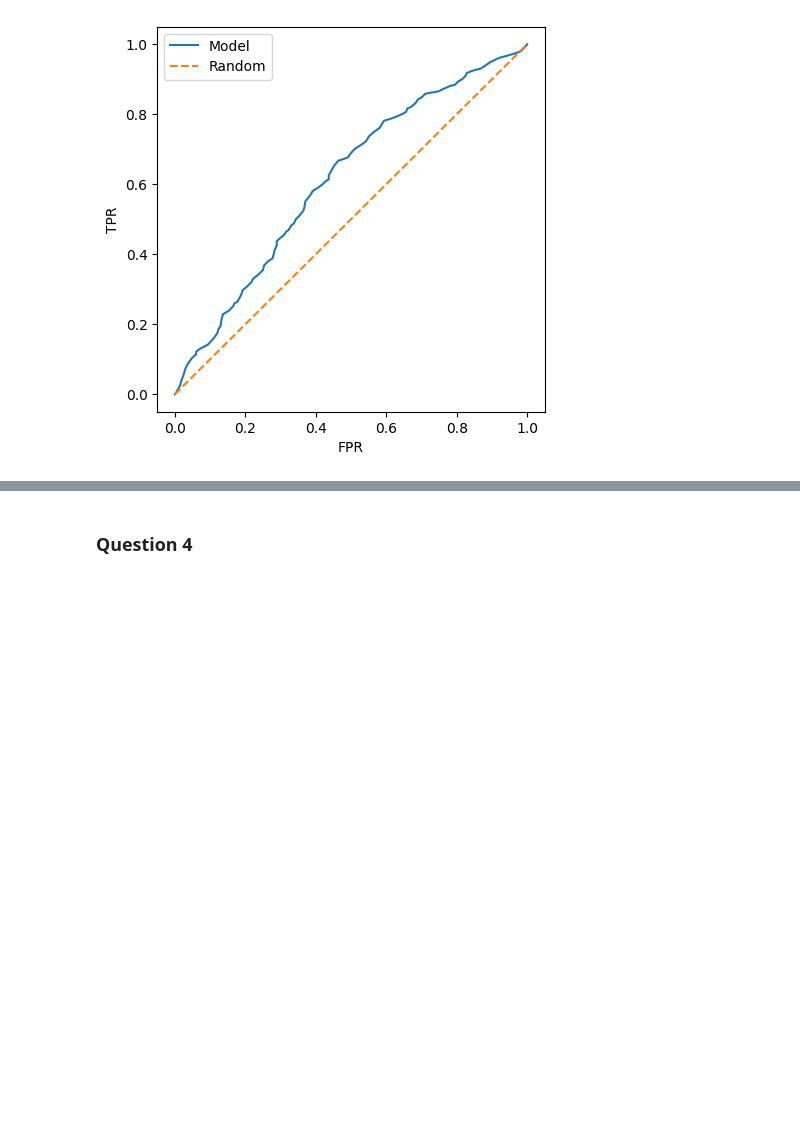
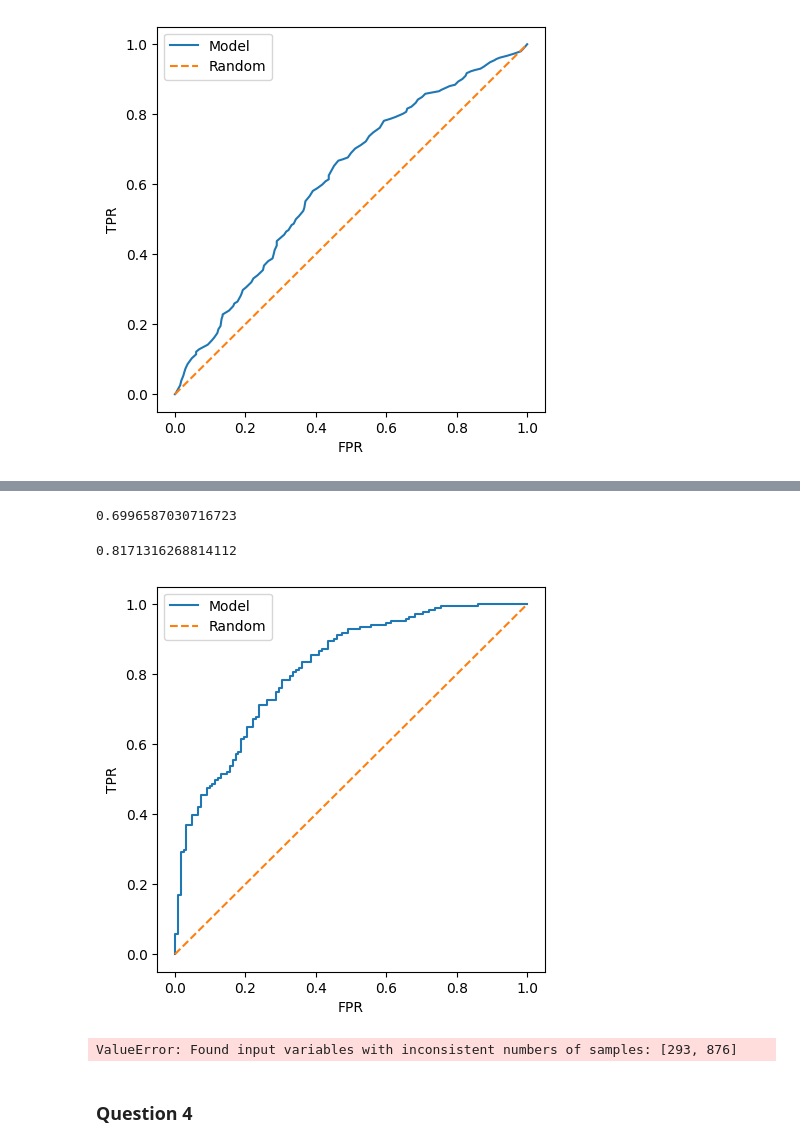
Before and after one commit to denshe/ml-zoomcamp, a Jupyter notebook: ml-zoomcamp-2025-homework4.ipynb, the cells around one changed output, grey strips where cells are left out. Drawn from its saved outputs; the diff is of its cells as text; code cells hidden in the pictures; blank space fills up the shorter version.

```diff
--- a/ml-zoomcamp-2025-homework4.ipynb
+++ b/ml-zoomcamp-2025-homework4.ipynb
@@ -73,7 +76,7 @@ df.annual_income = df.annual_income.fillna(0.0)
 # %%
 numerical = ['number_of_courses_viewed', 'annual_income', 'interaction_count', 'lead_score']
 # %%
-categorical = list(df_train.dtypes[df_train.dtypes == 'object'].index)
+categorical = list(df.dtypes[df.dtypes == 'object'].index)
 # %%
 numerical+categorical
 # %% [output]
@@ -181,3 +269,41 @@ location - 0.0
+# %%
+model = LogisticRegression(solver='liblinear', C=1.0, max_iter=1000)
+model.fit(X_train, y_train)
+
+X_val_num = df_val[numerical].values
+X_val_num = scaler.transform(X_val_num)
+
+X_val_cat = ohe.transform(df_val[categorical].values)
+
+X_val = np.column_stack([X_val_num, X_val_cat])
+# %%
+y_pred = model.predict_proba(X_val)[:, 1]
+#churn_decision = (y_pred >= 0.5)
+#(y_val == churn_decision).mean()
+
+accuracy_score(y_val, y_pred >= 0.5)
+# %% [output]
+0.6996587030716723
+# %%
+fpr, tpr, thresholds = roc_curve(y_val, y_pred)
+plt.figure(figsize=(5, 5))
+
+plt.plot(fpr, tpr, label='Model')
+plt.plot([0, 1], [0, 1], label='Random', linestyle='--')
+
+plt.xlabel('FPR')
+plt.ylabel('TPR')
+
+plt.legend()
+auc(fpr, tpr)
+# %% [output]
+0.8171316268814112
+[figure, added]
+# %%
+y_pred = model.predict_proba(X_train)[:, 1]
+roc_auc_score(y_val, y_pred)
+# %% [output]
+ValueError: Found input variables with inconsistent numbers of samples: [293, 876]
 # %% [markdown]
 ### Question 4
 # %%
```
Also changed, not shown: parts of 19 cells of this notebook.
